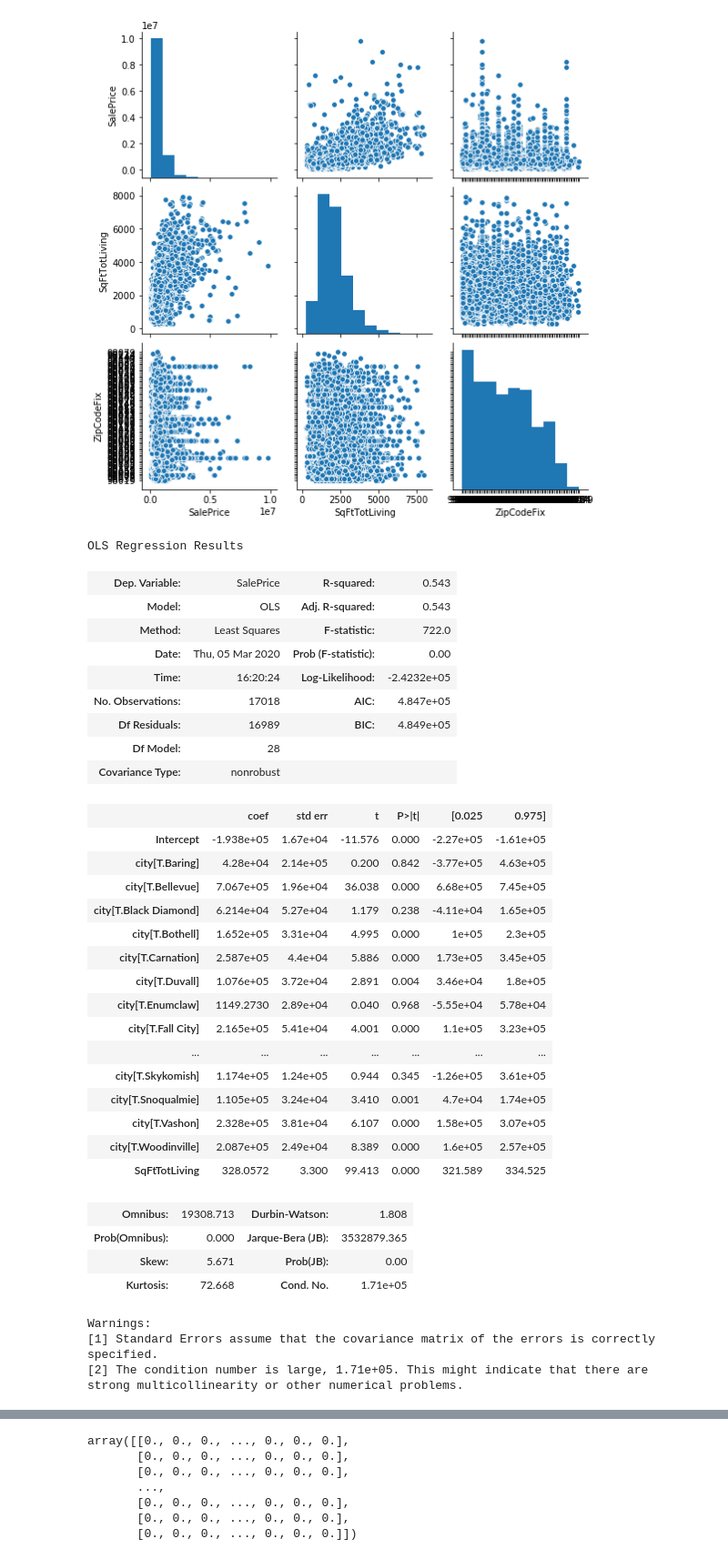
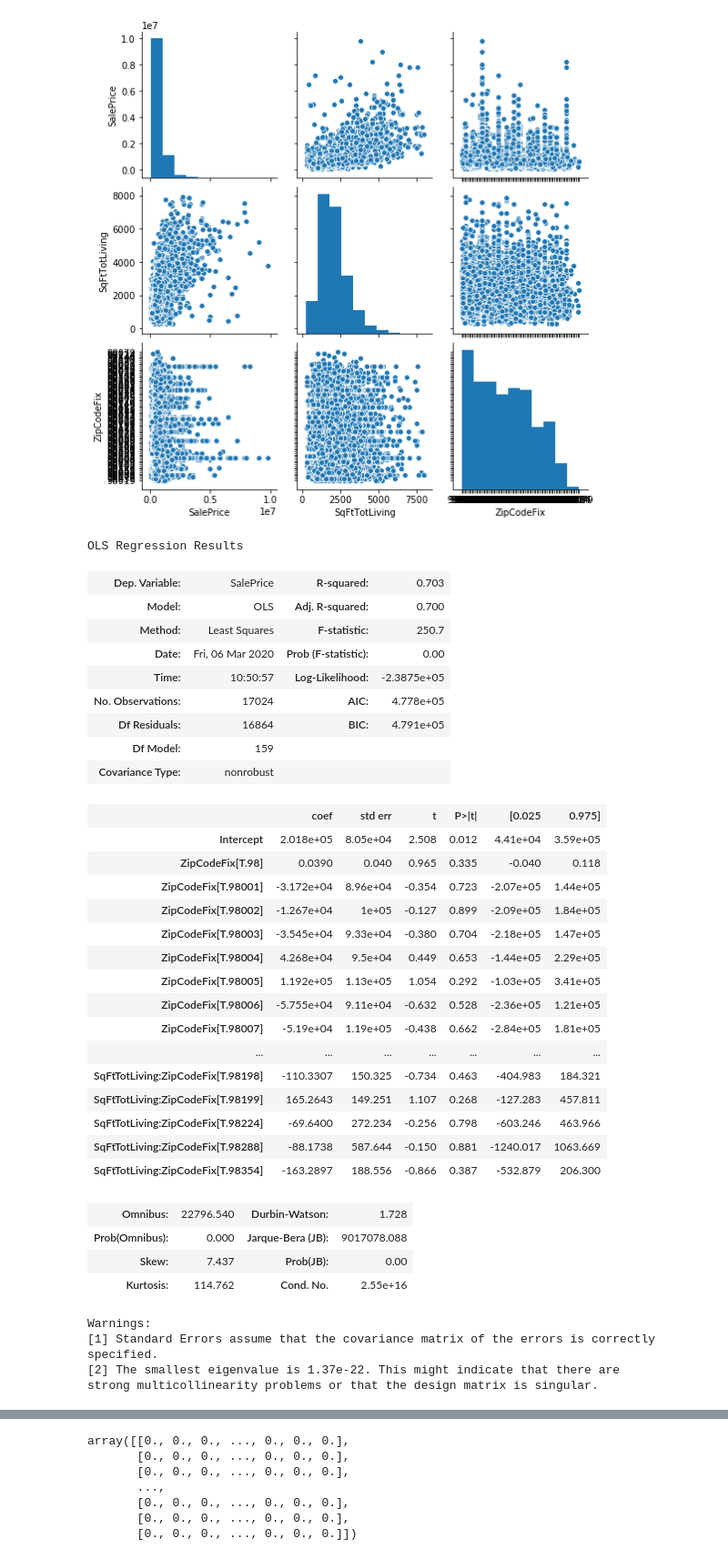
Before and after one commit to hmdev649/mod2-project, a Jupyter notebook: Exploratory Notebooks/exploratory/HighSqftIncrSalePrice.ipynb, the cells around one changed output, grey strips where cells are left out. Shown: that part at 91% size. Saved outputs shown, nothing was run; the diff lists cells and outputs as text; code cells hidden in the pictures.

```diff
--- a/Exploratory Notebooks/exploratory/HighSqftIncrSalePrice.ipynb
+++ b/Exploratory Notebooks/exploratory/HighSqftIncrSalePrice.ipynb
@@ -280,41 +280,41 @@ sns.pairplot(colsdf)
 <seaborn.axisgrid.PairGrid at 0x...>
 [figure]
 # %%
-ols(formula="SalePrice ~ SqFtTotLiving + city", data=mergeddf2).fit().summary()
+ols(formula="SalePrice ~ SqFtTotLiving * ZipCodeFix", data=pvc_df).fit().summary()
 # %% [output]
 OLS Regression Results
-| Dep. Variable: | SalePrice | R-squared: | 0.543 |
-| Model: | OLS | Adj. R-squared: | 0.543 |
-| Method: | Least Squares | F-statistic: | 722.0 |
-| Date: | Thu, 05 Mar 2020 | Prob (F-statistic): | 0.00 |
-| Time: | 16:20:24 | Log-Likelihood: | -2.4232e+05 |
-| No. Observations: | 17018 | AIC: | 4.847e+05 |
-| Df Residuals: | 16989 | BIC: | 4.849e+05 |
-| Df Model: | 28 |  |  |
+| Dep. Variable: | SalePrice | R-squared: | 0.703 |
+| Model: | OLS | Adj. R-squared: | 0.700 |
+| Method: | Least Squares | F-statistic: | 250.7 |
+| Date: | Fri, 06 Mar 2020 | Prob (F-statistic): | 0.00 |
+| Time: | 10:50:57 | Log-Likelihood: | -2.3875e+05 |
+| No. Observations: | 17024 | AIC: | 4.778e+05 |
+| Df Residuals: | 16864 | BIC: | 4.791e+05 |
+| Df Model: | 159 |  |  |
 | Covariance Type: | nonrobust |  |  |
 |  | coef | std err | t | P>|t| | [0.025 | 0.975] |
-| Intercept | -1.938e+05 | 1.67e+04 | -11.576 | 0.000 | -2.27e+05 | -1.61e+05 |
-| city[T.Baring] | 4.28e+04 | 2.14e+05 | 0.200 | 0.842 | -3.77e+05 | 4.63e+05 |
-| city[T.Bellevue] | 7.067e+05 | 1.96e+04 | 36.038 | 0.000 | 6.68e+05 | 7.45e+05 |
-| city[T.Black Diamond] | 6.214e+04 | 5.27e+04 | 1.179 | 0.238 | -4.11e+04 | 1.65e+05 |
-| city[T.Bothell] | 1.652e+05 | 3.31e+04 | 4.995 | 0.000 | 1e+05 | 2.3e+05 |
-| city[T.Carnation] | 2.587e+05 | 4.4e+04 | 5.886 | 0.000 | 1.73e+05 | 3.45e+05 |
-| city[T.Duvall] | 1.076e+05 | 3.72e+04 | 2.891 | 0.004 | 3.46e+04 | 1.8e+05 |
-| city[T.Enumclaw] | 1149.2730 | 2.89e+04 | 0.040 | 0.968 | -5.55e+04 | 5.78e+04 |
-| city[T.Fall City] | 2.165e+05 | 5.41e+04 | 4.001 | 0.000 | 1.1e+05 | 3.23e+05 |
+| Intercept | 2.018e+05 | 8.05e+04 | 2.508 | 0.012 | 4.41e+04 | 3.59e+05 |
+| ZipCodeFix[T.98] | 0.0390 | 0.040 | 0.965 | 0.335 | -0.040 | 0.118 |
+| ZipCodeFix[T.98001] | -3.172e+04 | 8.96e+04 | -0.354 | 0.723 | -2.07e+05 | 1.44e+05 |
+| ZipCodeFix[T.98002] | -1.267e+04 | 1e+05 | -0.127 | 0.899 | -2.09e+05 | 1.84e+05 |
+| ZipCodeFix[T.98003] | -3.545e+04 | 9.33e+04 | -0.380 | 0.704 | -2.18e+05 | 1.47e+05 |
+| ZipCodeFix[T.98004] | 4.268e+04 | 9.5e+04 | 0.449 | 0.653 | -1.44e+05 | 2.29e+05 |
+| ZipCodeFix[T.98005] | 1.192e+05 | 1.13e+05 | 1.054 | 0.292 | -1.03e+05 | 3.41e+05 |
+| ZipCodeFix[T.98006] | -5.755e+04 | 9.11e+04 | -0.632 | 0.528 | -2.36e+05 | 1.21e+05 |
+| ZipCodeFix[T.98007] | -5.19e+04 | 1.19e+05 | -0.438 | 0.662 | -2.84e+05 | 1.81e+05 |
 | ... | ... | ... | ... | ... | ... | ... |
-| city[T.Skykomish] | 1.174e+05 | 1.24e+05 | 0.944 | 0.345 | -1.26e+05 | 3.61e+05 |
-| city[T.Snoqualmie] | 1.105e+05 | 3.24e+04 | 3.410 | 0.001 | 4.7e+04 | 1.74e+05 |
-| city[T.Vashon] | 2.328e+05 | 3.81e+04 | 6.107 | 0.000 | 1.58e+05 | 3.07e+05 |
-| city[T.Woodinville] | 2.087e+05 | 2.49e+04 | 8.389 | 0.000 | 1.6e+05 | 2.57e+05 |
-| SqFtTotLiving | 328.0572 | 3.300 | 99.413 | 0.000 | 321.589 | 334.525 |
+| SqFtTotLiving:ZipCodeFix[T.98198] | -110.3307 | 150.325 | -0.734 | 0.463 | -404.983 | 184.321 |
+| SqFtTotLiving:ZipCodeFix[T.98199] | 165.2643 | 149.251 | 1.107 | 0.268 | -127.283 | 457.811 |
+| SqFtTotLiving:ZipCodeFix[T.98224] | -69.6400 | 272.234 | -0.256 | 0.798 | -603.246 | 463.966 |
+| SqFtTotLiving:ZipCodeFix[T.98288] | -88.1738 | 587.644 | -0.150 | 0.881 | -1240.017 | 1063.669 |
+| SqFtTotLiving:ZipCodeFix[T.98354] | -163.2897 | 188.556 | -0.866 | 0.387 | -532.879 | 206.300 |
-| Omnibus: | 19308.713 | Durbin-Watson: | 1.808 |
-| Prob(Omnibus): | 0.000 | Jarque-Bera (JB): | 3532879.365 |
-| Skew: | 5.671 | Prob(JB): | 0.00 |
-| Kurtosis: | 72.668 | Cond. No. | 1.71e+05 |
+| Omnibus: | 22796.540 | Durbin-Watson: | 1.728 |
+| Prob(Omnibus): | 0.000 | Jarque-Bera (JB): | 9017078.088 |
+| Skew: | 7.437 | Prob(JB): | 0.00 |
+| Kurtosis: | 114.762 | Cond. No. | 2.55e+16 |
 Warnings:
 [1] Standard Errors assume that the covariance matrix of the errors is correctly specified.
-[2] The condition number is large, 1.71e+05. This might indicate that there are
-strong multicollinearity or other numerical problems.
+[2] The smallest eigenvalue is 1.37e-22. This might indicate that there are
+strong multicollinearity problems or that the design matrix is singular.
 # %%
 mergeddf2.groupby(['ZipCodeFix']).count()['SalePrice']
```
Also changed, not shown: parts of 11 cells of this notebook, 1 other file.
